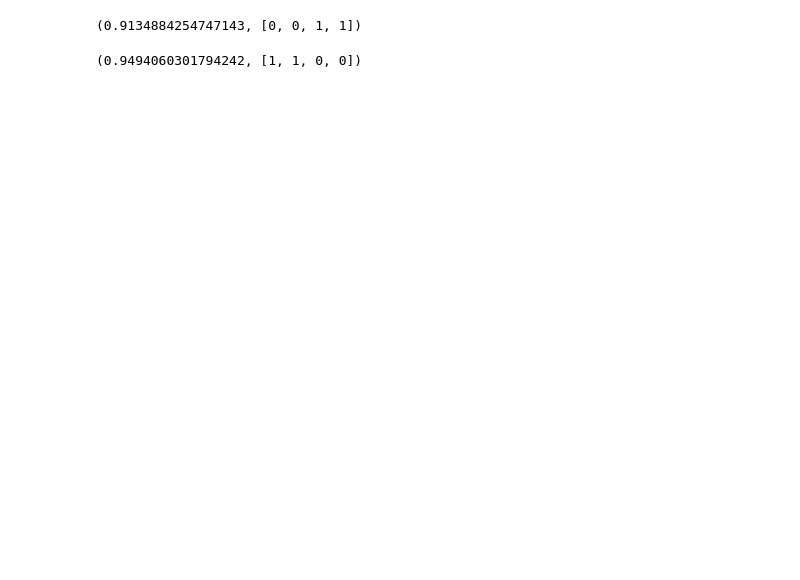
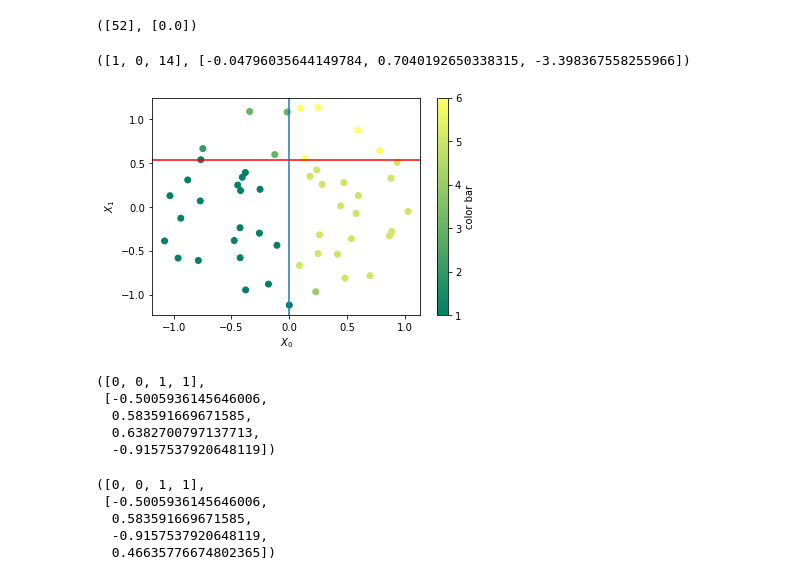
Before and after one commit to YiwenLu-yiwen/PhD, a Jupyter notebook: Trees/efficiency_joint_discretization.ipynb, the cells around one changed output. Saved outputs shown, nothing was run; the diff lists cells and outputs as text; code cells hidden in the pictures; blank space fills up the shorter version.

```diff
--- a/Trees/efficiency_joint_discretization.ipynb
+++ b/Trees/efficiency_joint_discretization.ipynb
@@ -4,8 +5,43 @@ from efficiency_joint_discretization import jointDiscretization
+# %%
+# exp1
+types = 'mixed_circle'
+data, y = dataGenerator2d(50, 50, types, noise=0.1).fit()
+# %%
+# old version
+final_gain, dim_list, node_list, value_list = joint_discretization(data, y)
+dim_list, value_list
+# %% [output]
+([52], [0.0])
 # %%
-data, y = dataGenerator2d(50, 50).fit()
-
+# new version
 data['Y'] = y
-best_subsetData_list, best_fmi, dim_list = jointDiscretization(data)
-best_fmi, dim_list
+best_subsetData_list, best_fmi, dim_list, best_value_list = jointDiscretization(data, permut=False)
+dim_list, best_value_list
 # %% [output]
-(0.9134884254747143, [0, 0, 1, 1])
+([1, 0, 14], [-0.04796035644149784, 0.7040192650338315, -3.398367558255966])
+# %%
+import numpy as np
+import matplotlib.pyplot as plt
+
+xx = []
+yy = []
+_class = [0 for _ in range(len(data))]
+cnt = 0
+for each_dic in best_subsetData_list:
+    xx += list(each_dic['values'][:, 0])
+    yy += list(each_dic['values'][:, 1])
+    cnt += 1
+    for key in each_dic['right']:
+        for val in range(each_dic['right'][key]['min_index'], each_dic['right'][key]['max_index']):
+            _class[val] = cnt
+
+# scatterplot
+plt.scatter(x=xx, y=yy, c=_class, cmap="summer")
+plt.axhline(y=best_value_list[1], xmin=-1, xmax=1.0, color='r')
+plt.axvline(x=best_value_list[0])
+plt.colorbar(label="color bar")
+plt.xlabel('$X_0$')
+plt.ylabel('$X_1$')
+plt.show()
+# %% [output]
+[figure, added]
@@ -12,8 +52,21 @@ best_fmi, dim_list
+# %%
+# old version
+final_gain, dim_list, node_list, value_list = joint_discretization(data, y)
+dim_list, value_list
+# %% [output]
+([0, 0, 1, 1],
+ [-0.5005936145646006,
+  0.583591669671585,
+  0.6382700797137713,
+  -0.9157537920648119])
 # %%
-data, y = dataGenerator2d(100, 50).fit()
-
+# new version
 data['Y'] = y
-best_subsetData_list, best_fmi, dim_list = jointDiscretization(data)
-best_fmi, dim_list
+best_subsetData_list, best_fmi, dim_list, best_value_list = jointDiscretization(data, permut=False)
+dim_list, best_value_list
 # %% [output]
-(0.9494060301794242, [1, 1, 0, 0])
+([0, 0, 1, 1],
+ [-0.5005936145646006,
+  0.583591669671585,
+  -0.9157537920648119,
+  0.46635776674802365])
```
Also changed, not shown: parts of 7 cells of this notebook.
